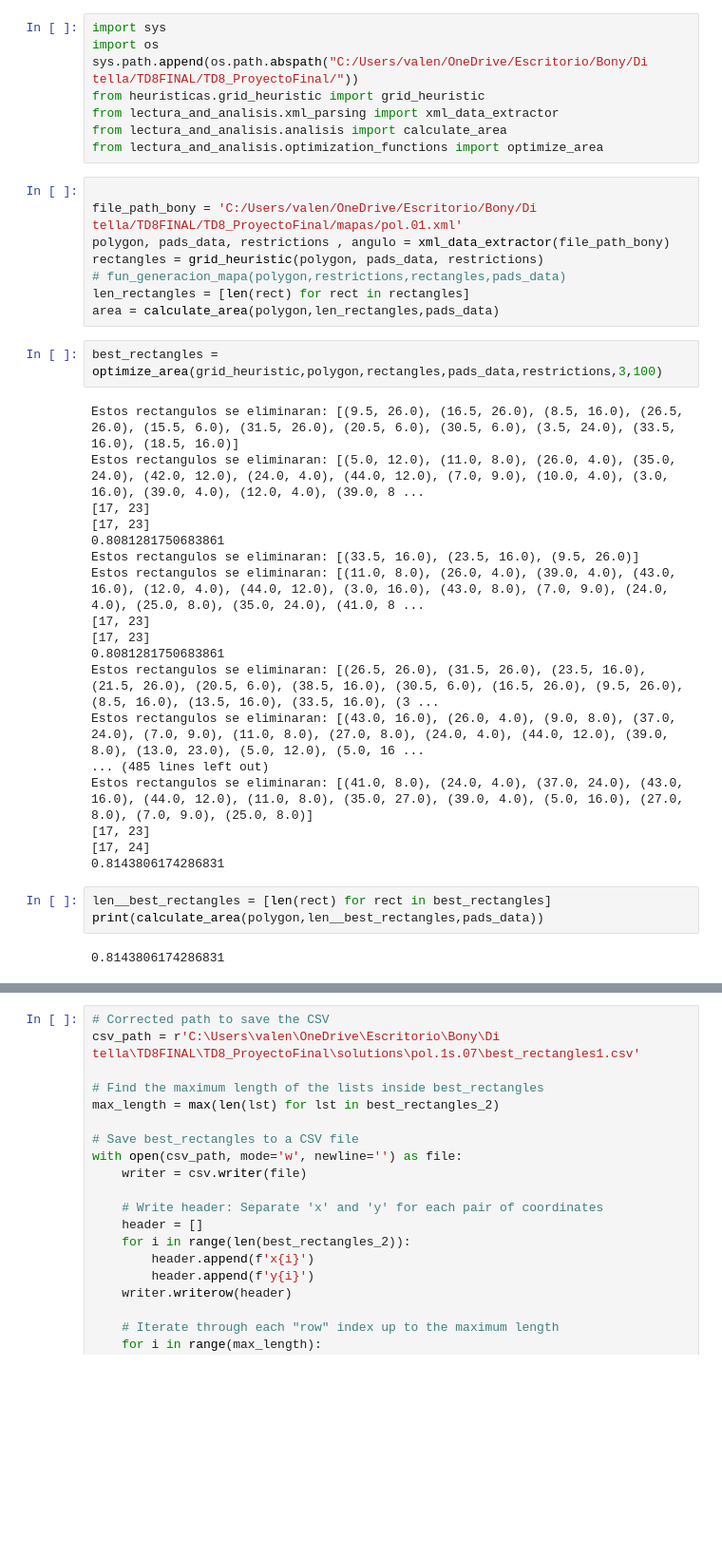
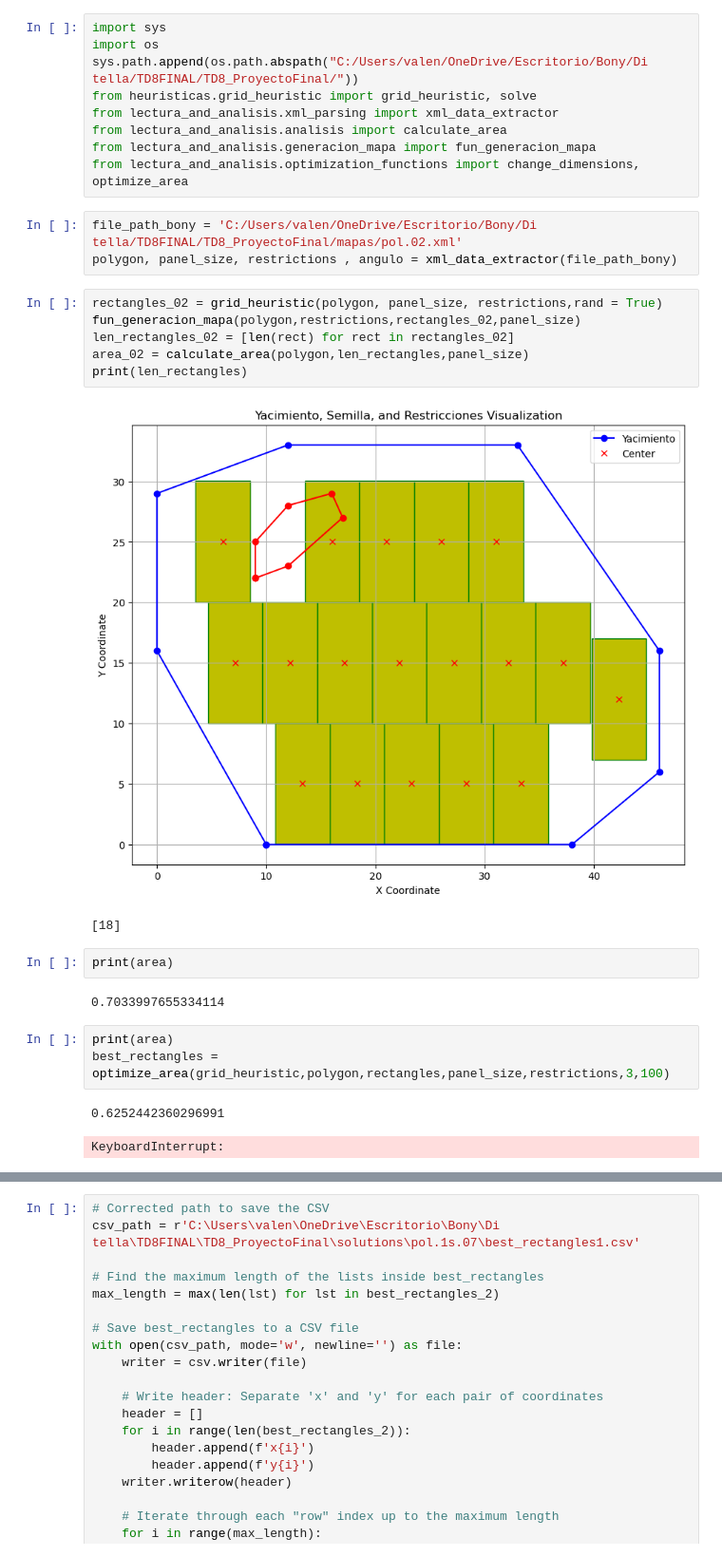
Before and after one commit to lararlm/TD8_ProyectoFinal, a Jupyter notebook: testing/grid_tests.ipynb, the cells around one changed output, grey strips where cells are left out. Shown at 95% size. Drawn from its saved outputs; the diff is of its cells as text; blank space fills up the shorter version.

Commit message:
Cambios grid y otros

```diff
--- a/testing/grid_tests.ipynb
+++ b/testing/grid_tests.ipynb
@@ -2,40 +2,30 @@
 import sys
 import os
 sys.path.append(os.path.abspath("C:/Users/valen/OneDrive/Escritorio/Bony/Di tella/TD8FINAL/TD8_ProyectoFinal/"))
-from heuristicas.grid_heuristic import grid_heuristic
+from heuristicas.grid_heuristic import grid_heuristic, solve
 from lectura_and_analisis.xml_parsing import xml_data_extractor
 from lectura_and_analisis.analisis import calculate_area
-from lectura_and_analisis.optimization_functions import optimize_area
+from lectura_and_analisis.generacion_mapa import fun_generacion_mapa
+from lectura_and_analisis.optimization_functions import change_dimensions, optimize_area
 # %%
-
-file_path_bony = 'C:/Users/valen/OneDrive/Escritorio/Bony/Di tella/TD8FINAL/TD8_ProyectoFinal/mapas/pol.01.xml'
-polygon, pads_data, restrictions , angulo = xml_data_extractor(file_path_bony)
-rectangles = grid_heuristic(polygon, pads_data, restrictions)
-# fun_generacion_mapa(polygon,restrictions,rectangles,pads_data)
-len_rectangles = [len(rect) for rect in rectangles]
-area = calculate_area(polygon,len_rectangles,pads_data)
+file_path_bony = 'C:/Users/valen/OneDrive/Escritorio/Bony/Di tella/TD8FINAL/TD8_ProyectoFinal/mapas/pol.02.xml'
+polygon, panel_size, restrictions , angulo = xml_data_extractor(file_path_bony)
+# %%
+rectangles_02 = grid_heuristic(polygon, panel_size, restrictions,rand = True)
+fun_generacion_mapa(polygon,restrictions,rectangles_02,panel_size)
+len_rectangles_02 = [len(rect) for rect in rectangles_02]
+area_02 = calculate_area(polygon,len_rectangles,panel_size)
+print(len_rectangles)
+# %% [output]
+[figure, added]
+[18]
+# %%
+print(area)
+# %% [output]
+0.7033997655334114
 # %%
-best_rectangles = optimize_area(grid_heuristic,polygon,rectangles,pads_data,restrictions,3,100)
+print(area)
+best_rectangles = optimize_area(grid_heuristic,polygon,rectangles,panel_size,restrictions,3,100)
 # %% [output]
-Estos rectangulos se eliminaran: [(9.5, 26.0), (16.5, 26.0), (8.5, 16.0), (26.5, 26.0), (15.5, 6.0), (31.5, 26.0), (20.5, 6.0), (30.5, 6.0), (3.5, 24.0), (33.5, 16.0), (18.5, 16.0)]
-Estos rectangulos se eliminaran: [(5.0, 12.0), (11.0, 8.0), (26.0, 4.0), (35.0, 24.0), (42.0, 12.0), (24.0, 4.0), (44.0, 12.0), (7.0, 9.0), (10.0, 4.0), (3.0, 16.0), (39.0, 4.0), (12.0, 4.0), (39.0, 8 ...
-[17, 23]
-[17, 23]
-0.8081281750683861
-Estos rectangulos se eliminaran: [(33.5, 16.0), (23.5, 16.0), (9.5, 26.0)]
-Estos rectangulos se eliminaran: [(11.0, 8.0), (26.0, 4.0), (39.0, 4.0), (43.0, 16.0), (12.0, 4.0), (44.0, 12.0), (3.0, 16.0), (43.0, 8.0), (7.0, 9.0), (24.0, 4.0), (25.0, 8.0), (35.0, 24.0), (41.0, 8 ...
-[17, 23]
-[17, 23]
-0.8081281750683861
-Estos rectangulos se eliminaran: [(26.5, 26.0), (31.5, 26.0), (23.5, 16.0), (21.5, 26.0), (20.5, 6.0), (38.5, 16.0), (30.5, 6.0), (16.5, 26.0), (9.5, 26.0), (8.5, 16.0), (13.5, 16.0), (33.5, 16.0), (3 ...
-Estos rectangulos se eliminaran: [(43.0, 16.0), (26.0, 4.0), (9.0, 8.0), (37.0, 24.0), (7.0, 9.0), (11.0, 8.0), (27.0, 8.0), (24.0, 4.0), (44.0, 12.0), (39.0, 8.0), (13.0, 23.0), (5.0, 12.0), (5.0, 16 ...
-... (485 lines left out)
-Estos rectangulos se eliminaran: [(41.0, 8.0), (24.0, 4.0), (37.0, 24.0), (43.0, 16.0), (44.0, 12.0), (11.0, 8.0), (35.0, 27.0), (39.0, 4.0), (5.0, 16.0), (27.0, 8.0), (7.0, 9.0), (25.0, 8.0)]
-[17, 23]
-[17, 24]
-0.8143806174286831
+0.6252442360296991
+KeyboardInterrupt:
-# %%
-len__best_rectangles = [len(rect) for rect in best_rectangles]
-print(calculate_area(polygon,len__best_rectangles,pads_data))
-# %% [output]
-0.8143806174286831
```
Also changed, not shown: parts of 8 cells of this notebook, 6 other files.
